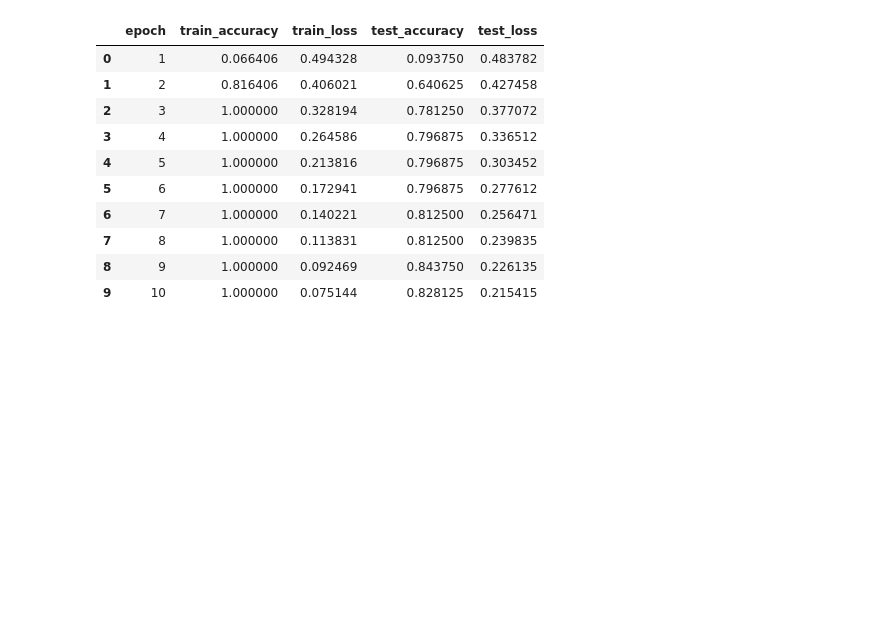
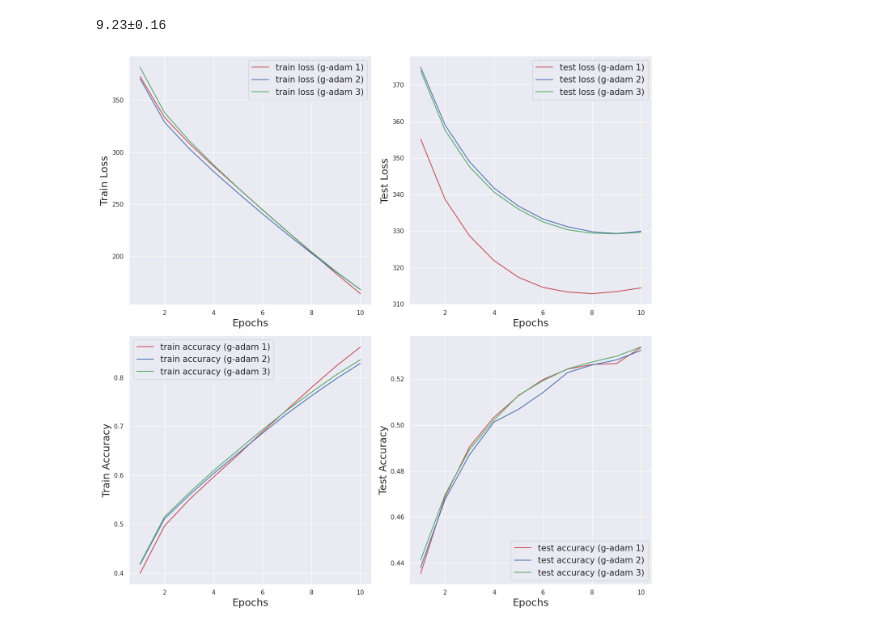
Before and after one commit to kwignb/SuperAdam, a Jupyter notebook: notebooks/02_visualize.ipynb, the cells around one changed output. Drawn from its saved outputs; the diff is of its cells as text; code cells hidden in the pictures; blank space fills up the shorter version.

```diff
--- a/notebooks/02_visualize.ipynb
+++ b/notebooks/02_visualize.ipynb
@@ -12,14 +10,35 @@ gen_adam = pd.read_csv('../results/generalized_adam.csv', index_col=0)
-# %%
-emp_ngd
-# %% [output]
-|  | epoch | train_accuracy | train_loss | test_accuracy | test_loss |
-| 0 | 1 | 0.066406 | 0.494328 | 0.093750 | 0.483782 |
-| 1 | 2 | 0.816406 | 0.406021 | 0.640625 | 0.427458 |
-| 2 | 3 | 1.000000 | 0.328194 | 0.781250 | 0.377072 |
-| 3 | 4 | 1.000000 | 0.264586 | 0.796875 | 0.336512 |
-| 4 | 5 | 1.000000 | 0.213816 | 0.796875 | 0.303452 |
-| 5 | 6 | 1.000000 | 0.172941 | 0.796875 | 0.277612 |
-| 6 | 7 | 1.000000 | 0.140221 | 0.812500 | 0.256471 |
-| 7 | 8 | 1.000000 | 0.113831 | 0.812500 | 0.239835 |
-| 8 | 9 | 1.000000 | 0.092469 | 0.843750 | 0.226135 |
-| 9 | 10 | 1.000000 | 0.075144 | 0.828125 | 0.215415 |
+# %%
+df_paths = [
+    '../results/g-adam_mnist_64_afa.csv',
+    '../results/g-adam_mnist_64_ofe.csv',
+    '../results/g-adam_mnist_64_ofa.csv',
+    '../results/adam_mnist_64.csv',
+    '../results/g-adam_fashion_mnist_64_afa.csv',
+    '../results/g-adam_fashion_mnist_64_ofe.csv',
+    '../results/g-adam_fashion_mnist_64_ofa.csv',
+    '../results/adam_fashion_mnist_64.csv',
+    '../results/g-adam_cifar10_64_afa.csv',
+    '../results/g-adam_cifar10_64_ofe.csv',
+    '../results/g-adam_cifar10_64_ofa.csv',
+    '../results/adam_cifar10_64.csv',
+    '../results/adam_fashion_mnist_64.csv',
+    '../results/ngd_mnist.csv',
+    '../results/g-adam_mnist.csv',
+    '../results/adam_mnist.csv',
+    '../results/ngd_fashion_mnist.csv',
+    '../results/g-adam_fashion_mnist.csv',
+    '../results/adam_fashion_mnist.csv'
+]
+
+opt_names = [
+    'g-adam 1', 'g-adam 2', 'g-adam 3', 'adam'
+]
+# %%
+time_df = pd.read_csv(df_paths[3])['time'].iloc[1:]
+print(f'{time_df.mean():.2f}±{time_df.std():.2f}')
+# %% [output]
+9.23±0.16
+# %%
+vis_multi_df(df_paths[8:11], opt_names[:3])
+# %% [output]
+[figure, added]
```
Also changed, not shown: parts of 22 cells of this notebook, 8 other files.
